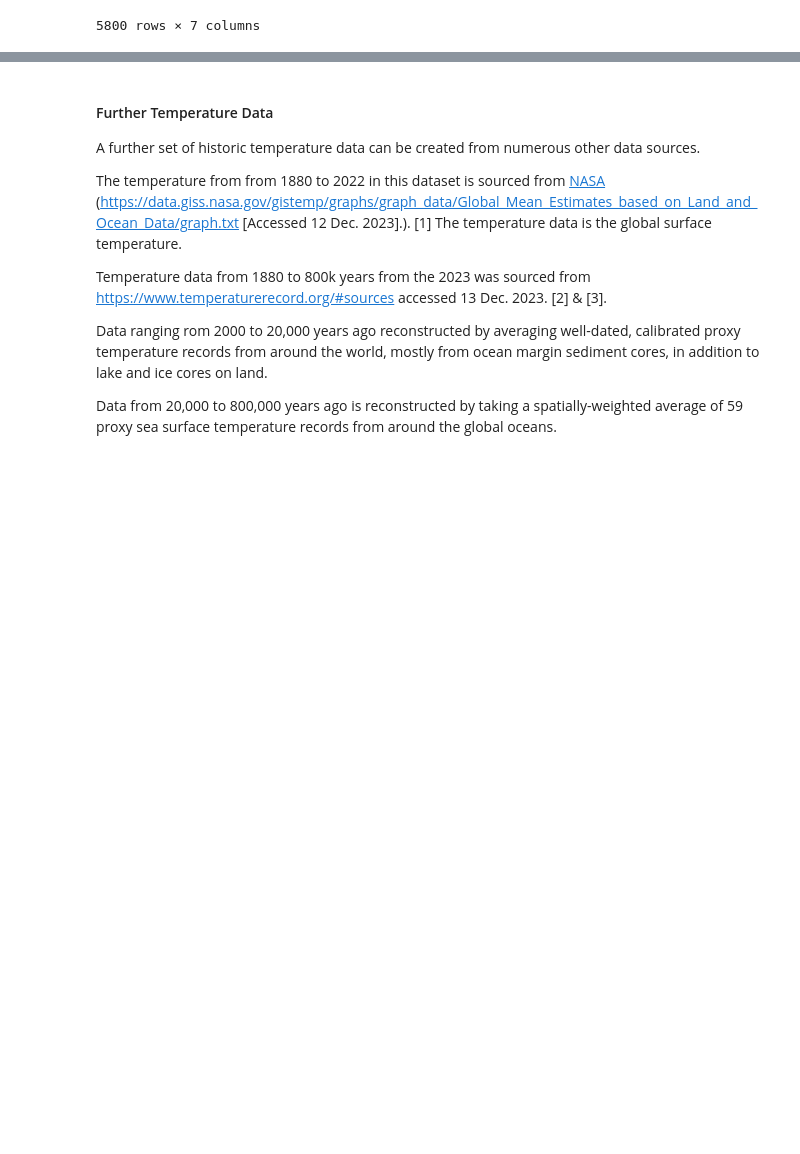
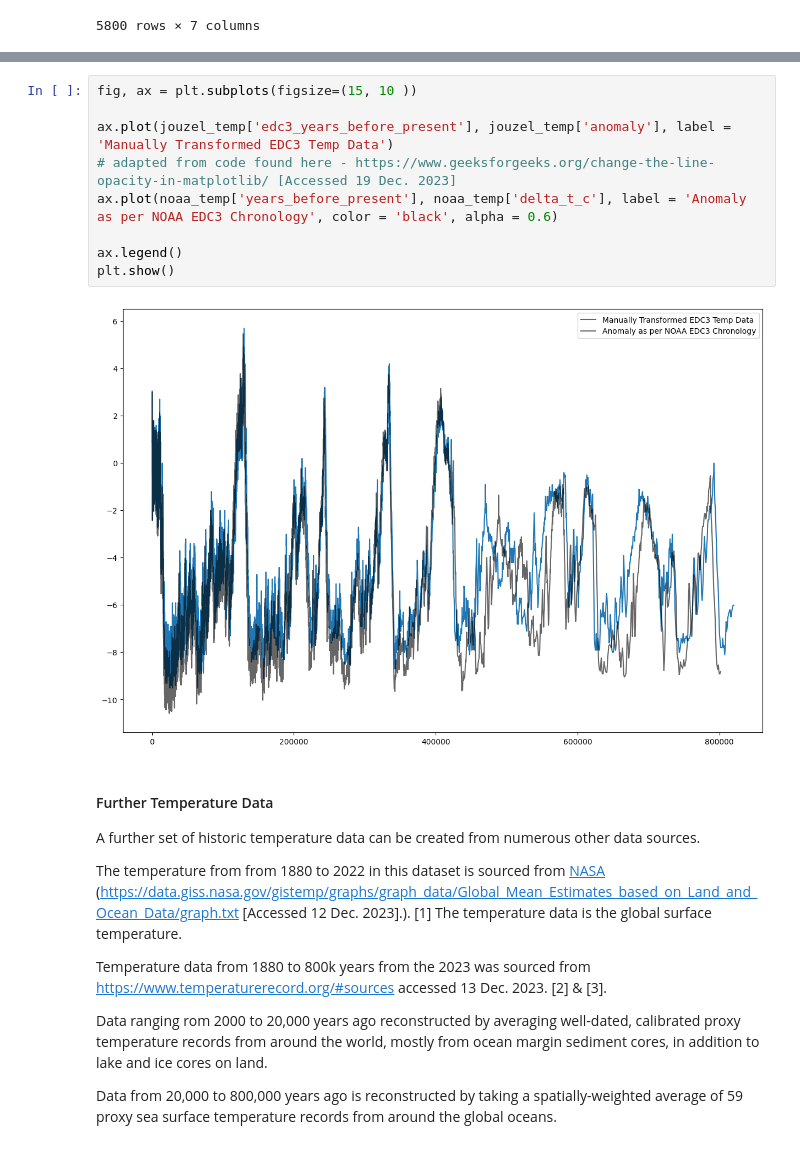
Before and after one commit to humphs078/Owner-avatar-programming_for_data_analysis_assignment_2, a Jupyter notebook: submission.ipynb, the cells around one changed output, grey strips where cells are left out. Saved outputs shown, nothing was run; the diff lists cells and outputs as text; blank space fills up the shorter version.

```diff
--- a/submission.ipynb
+++ b/submission.ipynb
@@ -503,3 +514,14 @@ noaa_temp
+# %%
+fig, ax = plt.subplots(figsize=(15, 10 ))
+
+ax.plot(jouzel_temp['edc3_years_before_present'], jouzel_temp['anomaly'], label = 'Manually Transformed EDC3 Temp Data')
+# adapted from code found here - https://www.geeksforgeeks.org/change-the-line-opacity-in-matplotlib/ [Accessed 19 Dec. 2023]
+ax.plot(noaa_temp['years_before_present'], noaa_temp['delta_t_c'], label = 'Anomaly as per NOAA EDC3 Chronology', color = 'black', alpha = 0.6)
+
+ax.legend()
+plt.show()
+# %% [output]
+[figure, added]
 # %% [markdown]
 #### Further Temperature Data <a id="further-temperature-data"></a>
 
```
Also changed, not shown: parts of 20 cells of this notebook, 2 other files.
